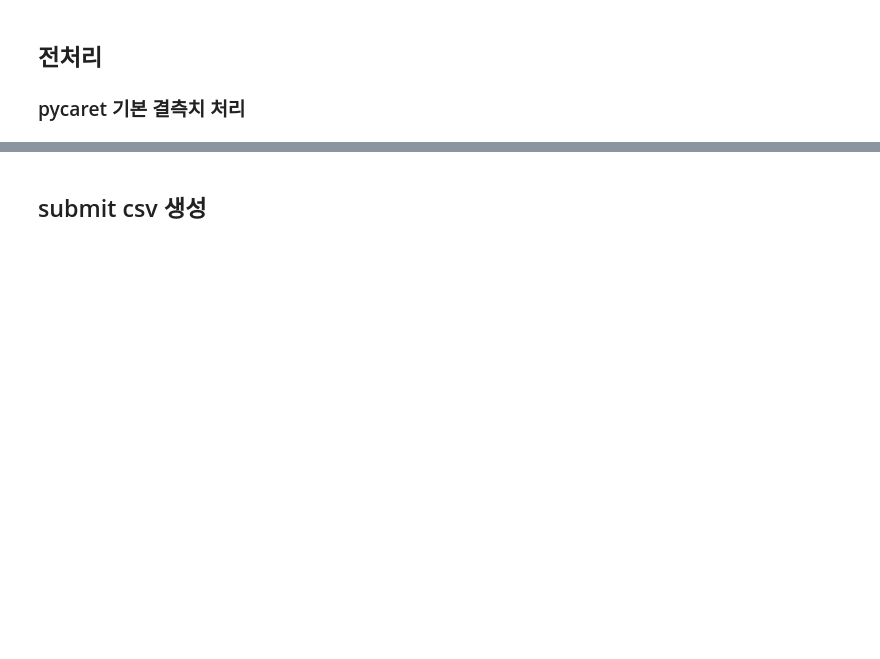
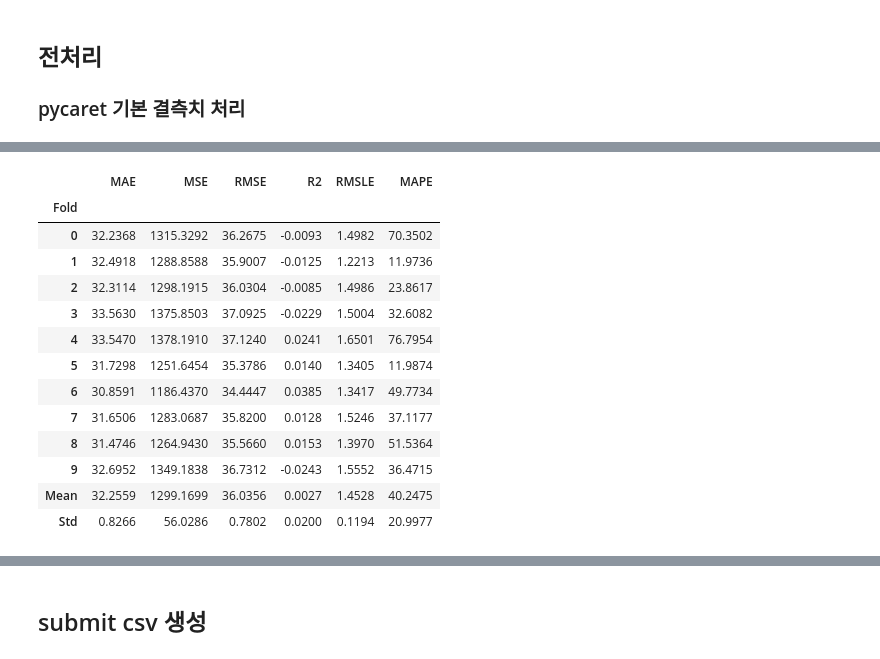
Before and after one commit to syshin0116/Dacon-New-Drug-Development, a Jupyter notebook: pycaret_tuned.ipynb, the cells around one changed output, grey strips where cells are left out. Saved outputs shown, nothing was run; the diff lists cells and outputs as text; code cells hidden in the pictures; blank space fills up the shorter version.

```diff
--- a/pycaret_tuned.ipynb
+++ b/pycaret_tuned.ipynb
@@ -206,0 +684,3 @@ stacked_HLM = stack_models(tuned_HLM)
+# %%
+blended_HLM = blend_models(tuned_HLM, optimize='RMSE')
+# %% [output]
@@ -206,0 +688,14 @@ stacked_HLM = stack_models(tuned_HLM)
+|  | MAE | MSE | RMSE | R2 | RMSLE | MAPE |
+| Fold |  |  |  |  |  |  |
+| 0 | 32.2368 | 1315.3292 | 36.2675 | -0.0093 | 1.4982 | 70.3502 |
+| 1 | 32.4918 | 1288.8588 | 35.9007 | -0.0125 | 1.2213 | 11.9736 |
+| 2 | 32.3114 | 1298.1915 | 36.0304 | -0.0085 | 1.4986 | 23.8617 |
+| 3 | 33.5630 | 1375.8503 | 37.0925 | -0.0229 | 1.5004 | 32.6082 |
+| 4 | 33.5470 | 1378.1910 | 37.1240 | 0.0241 | 1.6501 | 76.7954 |
+| 5 | 31.7298 | 1251.6454 | 35.3786 | 0.0140 | 1.3405 | 11.9874 |
+| 6 | 30.8591 | 1186.4370 | 34.4447 | 0.0385 | 1.3417 | 49.7734 |
+| 7 | 31.6506 | 1283.0687 | 35.8200 | 0.0128 | 1.5246 | 37.1177 |
+| 8 | 31.4746 | 1264.9430 | 35.5660 | 0.0153 | 1.3970 | 51.5364 |
+| 9 | 32.6952 | 1349.1838 | 36.7312 | -0.0243 | 1.5552 | 36.4715 |
+| Mean | 32.2559 | 1299.1699 | 36.0356 | 0.0027 | 1.4528 | 40.2475 |
+| Std | 0.8266 | 56.0286 | 0.7802 | 0.0200 | 0.1194 | 20.9977 |
```
Also changed, not shown: parts of 18 cells of this notebook, 7 other files.
